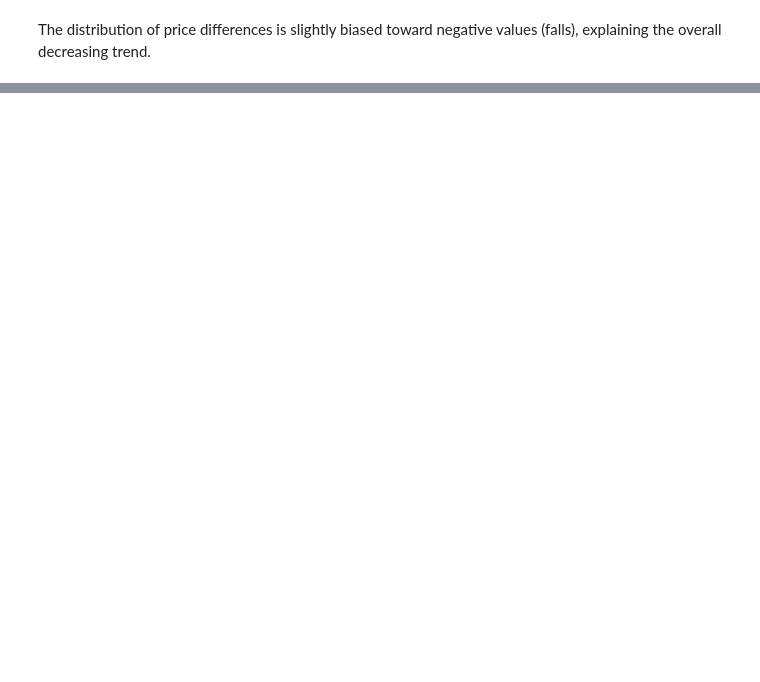
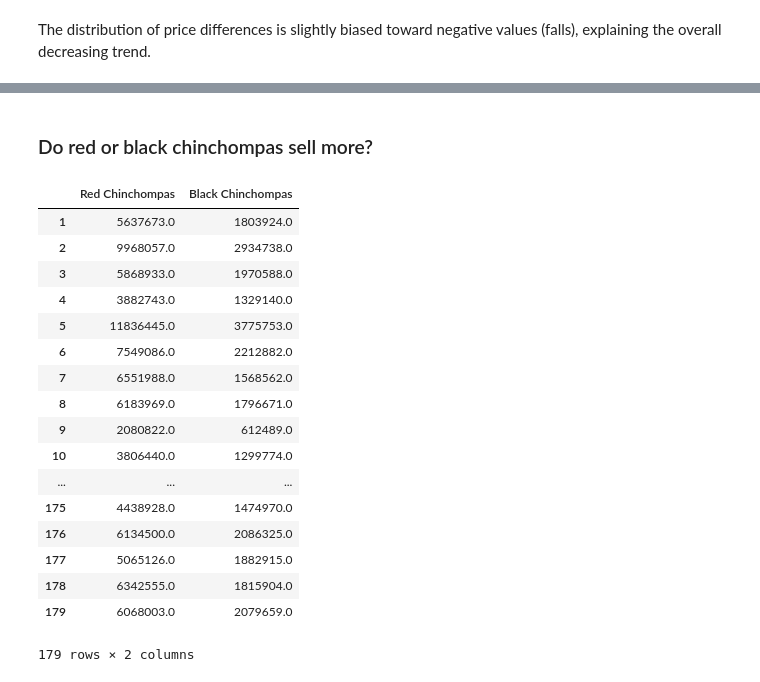
Before and after one commit to nurriol2/forecasting, a Jupyter notebook: Chinchompa EDA.ipynb, the cells around one changed output, grey strips where cells are left out. Drawn from its saved outputs; the diff is of its cells as text; code cells hidden in the pictures; blank space fills up the shorter version.

```diff
--- a/Chinchompa EDA.ipynb
+++ b/Chinchompa EDA.ipynb
@@ -141,0 +142,2 @@ The distribution of price differences is slightly biased toward negative values
+# %% [markdown]
+### Do red or black chinchompas sell more?
@@ -141,0 +146,24 @@ The distribution of price differences is slightly biased toward negative values
+# %%
+volumes = pd.DataFrame()
+volumes["Red Chinchompas"] = rdf["Volume"]
+volumes["Black Chinchompas"] = bdf["Volume"]
+volumes
+# %% [output]
+|  | Red Chinchompas | Black Chinchompas |
+| 1 | 5637673.0 | 1803924.0 |
+| 2 | 9968057.0 | 2934738.0 |
+| 3 | 5868933.0 | 1970588.0 |
+| 4 | 3882743.0 | 1329140.0 |
+| 5 | 11836445.0 | 3775753.0 |
+| 6 | 7549086.0 | 2212882.0 |
+| 7 | 6551988.0 | 1568562.0 |
+| 8 | 6183969.0 | 1796671.0 |
+| 9 | 2080822.0 | 612489.0 |
+| 10 | 3806440.0 | 1299774.0 |
+| ... | ... | ... |
+| 175 | 4438928.0 | 1474970.0 |
+| 176 | 6134500.0 | 2086325.0 |
+| 177 | 5065126.0 | 1882915.0 |
+| 178 | 6342555.0 | 1815904.0 |
+| 179 | 6068003.0 | 2079659.0 |
+179 rows × 2 columns
```
Also changed, not shown: parts of 22 cells of this notebook.
